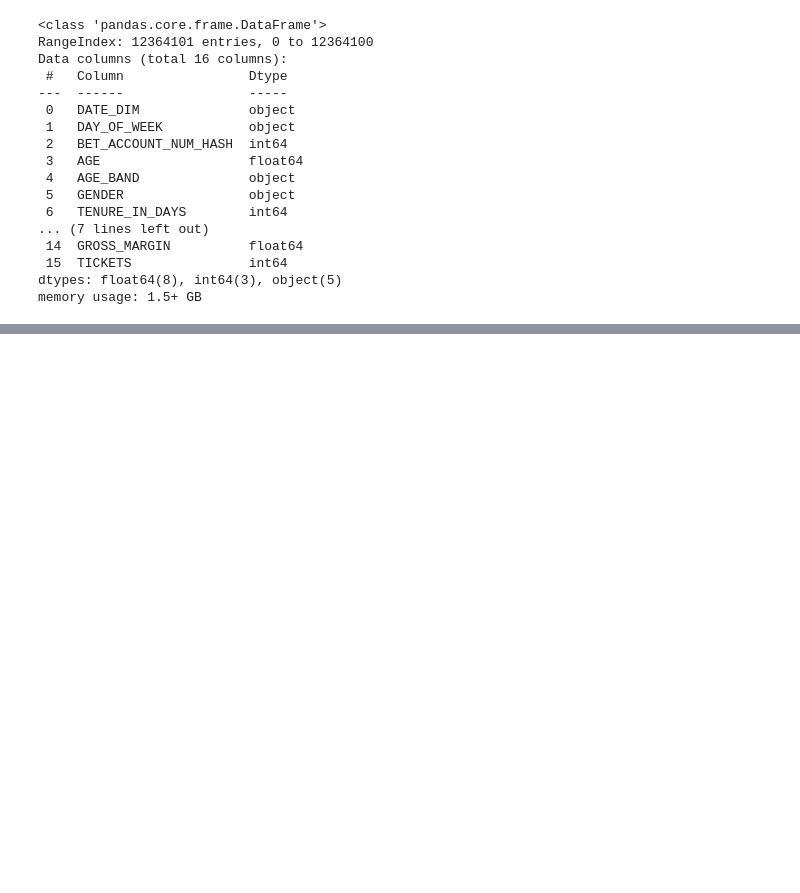
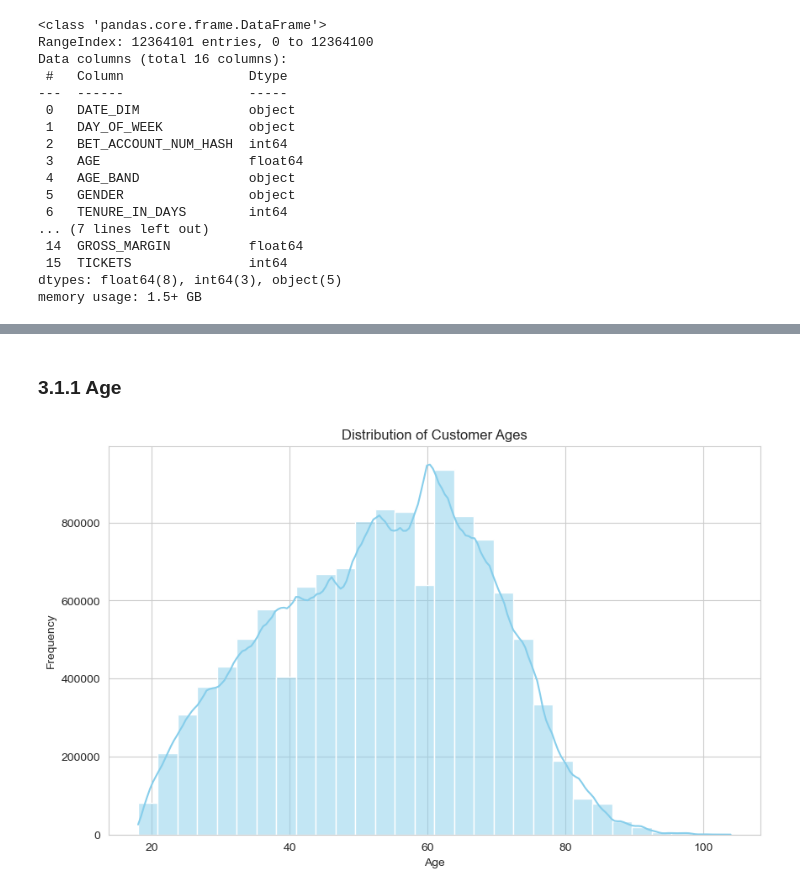
Before and after one commit to ThanhVo15/Competition, a Jupyter notebook: Code/TAB_Betting_Data.ipynb, the cells around one changed output, grey strips where cells are left out. Cells and saved outputs as stored; diff of their text form; code cells hidden in the pictures; blank space fills up the shorter version.

```diff
--- a/Code/TAB_Betting_Data.ipynb
+++ b/Code/TAB_Betting_Data.ipynb
@@ -3,3 +12,3 @@ import pandas as pd
 # %%
-df_origin = pd.read_csv(r'D:\GitHub\DataGotTalent\Data\TAB_Betting_Data.csv')
+df_origin = pd.read_csv(r"D:\Data\TAB_Betting_Data.csv")
 df = df_origin.copy()
@@ -12,5 +23,3 @@ df.head()
 | 2 | 2021-01-01 | Fri | 559232 | 63.0 | 55-64 | M | 2866 | ... |
 | 3 | 2021-01-01 | Fri | 698904 | 69.0 | 65+ | M | 2100 | ... |
 | 4 | 2021-01-01 | Fri | 762921 | 67.0 | 65+ | M | 4766 | ... |
-# %%
-df['FOB_RACING_TURNOVER', 'FOB_SPORT_TURNOVER', 'PARI_RACING_TURNOVER', 'PARI_SPORT_TURNOVER'] = df['FOB_RACING_TURNOVER', 'FOB_SPORT_TURNOVER', 'PARI_RACING_TURNOVER', 'PARI_SPORT_TURNOVER'].fillna(0)
@@ -50,0 +96,7 @@ df.describe()
+# %%
+# Fill AGE null values with the median age
+df['AGE'].fillna(df['AGE'].median(), inplace=True)
+
+# Fill betting turnover columns' null values with 0
+betting_turnover_columns = ['FOB_RACING_TURNOVER', 'FOB_SPORT_TURNOVER', 'PARI_RACING_TURNOVER', 'PARI_SPORT_TURNOVER']
+df[betting_turnover_columns] = df[betting_turnover_columns].fillna(0)
@@ -50,0 +182,15 @@ df.describe()
+# %% [markdown]
+### 3.1.1 Age
+# %%
+# Set the aesthetic style of the plots
+sns.set_style("whitegrid")
+
+# Plot for AGE
+plt.figure(figsize=(10, 6))
+sns.histplot(df['AGE'], bins=30, kde=True, color='skyblue')
+plt.title('Distribution of Customer Ages')
+plt.xlabel('Age')
+plt.ylabel('Frequency')
+plt.show()
+# %% [output]
+[figure, added]
```
Also changed, not shown: parts of 40 cells of this notebook, 2 other files.
